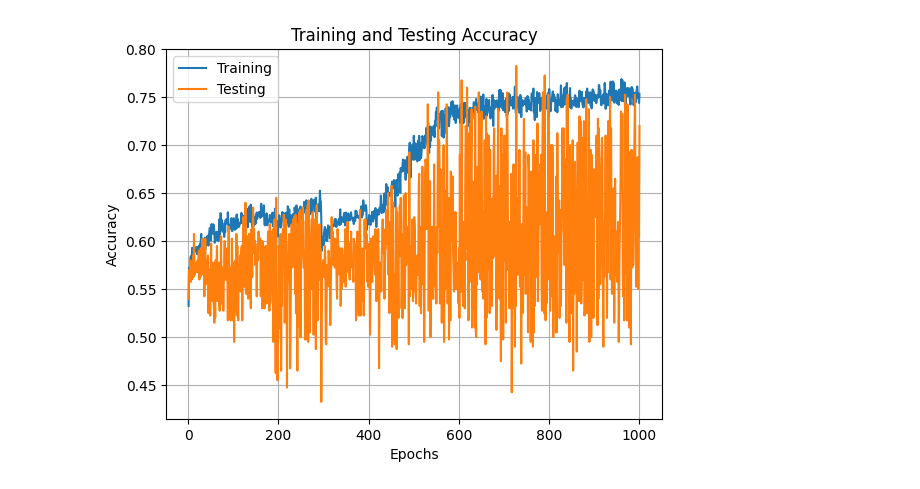
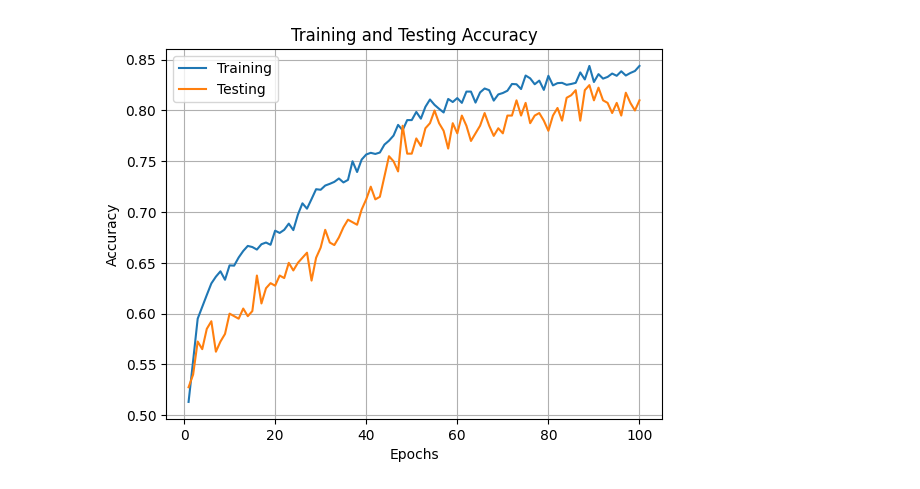
Before and after one commit to Jansenpapworth/Machine-Learning, a Jupyter notebook: Neural Network Coursework/ML Dataset2.ipynb, the cells around one changed output. Cells and saved outputs as stored; diff of their text form; code cells hidden in the pictures.

```diff
--- a/Neural Network Coursework/ML Dataset2.ipynb
+++ b/Neural Network Coursework/ML Dataset2.ipynb
@@ -29,8 +29,8 @@ Yt = np.array(df['Target hit'][:]) # classes
 n = len(X[0,:])
 X_scale = np.zeros((2,6))
 for i in range(0,n):
-    X_scale[0,i] = np.mean(X[:,0])
-    X_scale[1,i] = np.std(X[:,0])
+    X_scale[0,i] = np.mean(X[:,i])
+    X_scale[1,i] = np.std(X[:,i])
 
 np.savetxt('jp1120-2.txt',X_scale)
 
@@ -43,7 +43,7 @@ X_train, X_test, y_train, y_test = train_test_split(X,Yt,test_size=0.1)
 model = Sequential()
 
 # set up the layers
-model.add(Dense(units=25, activation='relu', input_shape=(6,)))
+model.add(Dense(units=50, activation='relu', input_shape=(6,)))
 model.add(BatchNormalization())
 model.add(Dense(units=25, activation='relu'))
 model.add(BatchNormalization())
@@ -59,7 +59,7 @@ model.compile(optimizer='adam',loss='sparse_categorical_crossentropy',metrics=['
 
 
 # input the data
-data = model.fit(X_train, y_train, epochs=1000, batch_size=32,validation_data=(X_test, y_test))
+data = model.fit(X_train, y_train, epochs=100, batch_size=32,validation_data=(X_test, y_test))
 
 model.save('jp1120-2.h5')
 
@@ -111 +109 @@ Epoch 1000/1000
-[figure, old version]
+[figure, new version]
```
Also changed, not shown: parts of 1 cell of this notebook, 1 other file.
